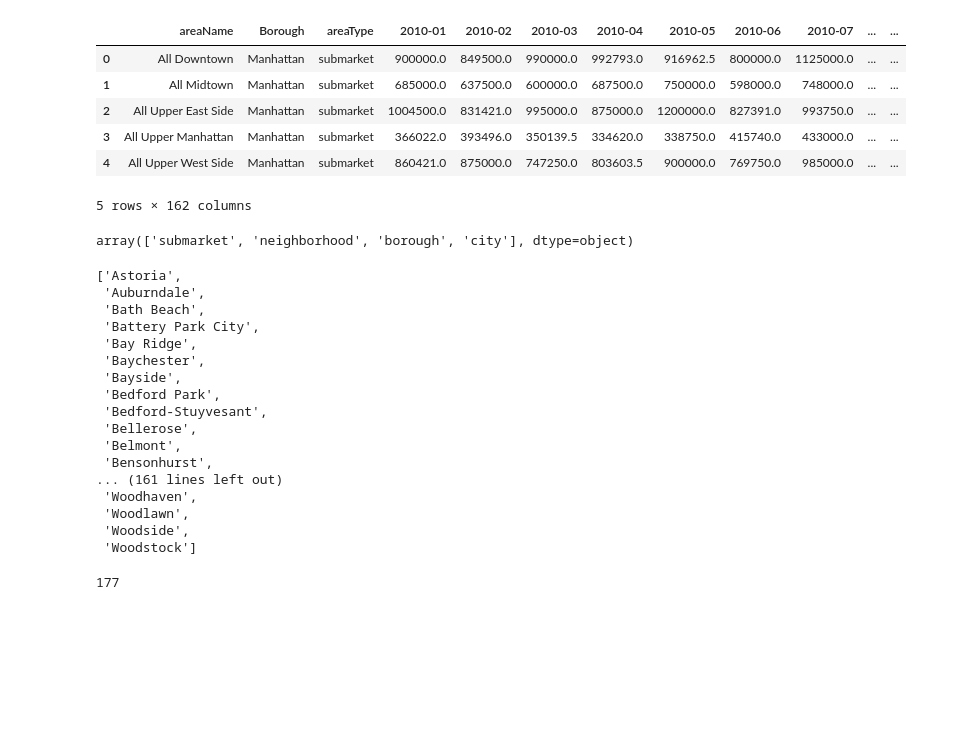
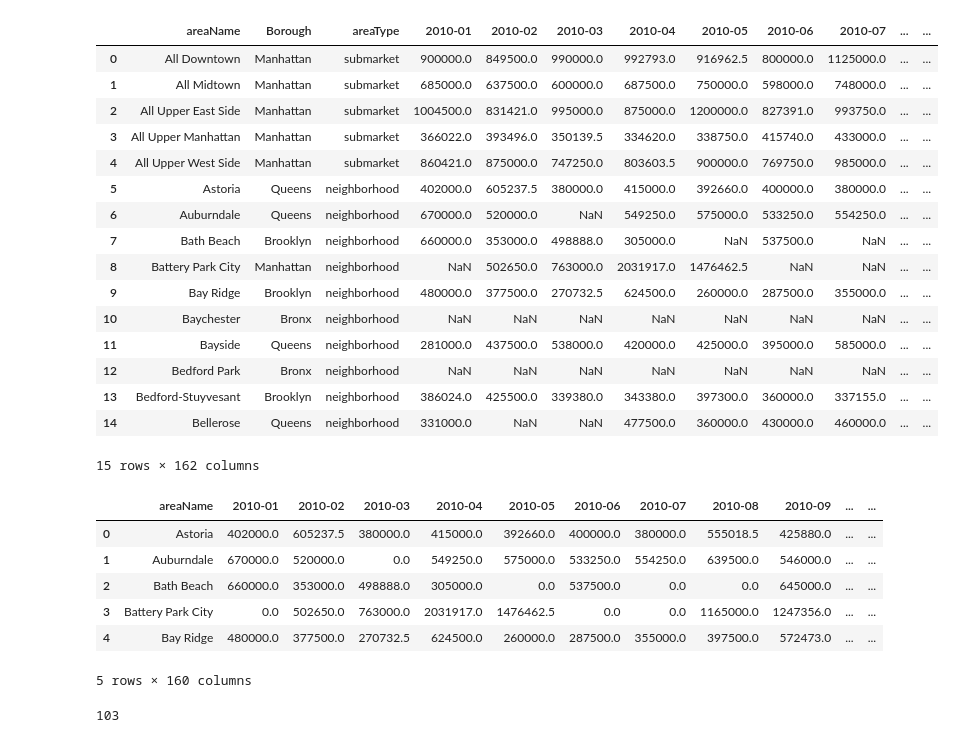
Before and after one commit to emj1020/applied_data_science_final_project, a Jupyter notebook: Scripts/02_NTA_StreetEasy_Neighborhoods.ipynb, the cells around one changed output. Cells and saved outputs as stored; diff of their text form; code cells hidden in the pictures; blank space fills up the shorter version.

```diff
--- a/Scripts/02_NTA_StreetEasy_Neighborhoods.ipynb
+++ b/Scripts/02_NTA_StreetEasy_Neighborhoods.ipynb
@@ -47,18 +47,24 @@ nta_nyc.head()
 | 3 | 3 | Brooklyn | 047 | BK40 | Windsor Terrace | 19033.6720656 | 14041667.99 | MULTIPOLYGON (((-73.98017 40.6611... |
 | 4 | 3 | Brooklyn | 047 | BK50 | Canarsie | 43703.6096661 | 82089678.6389 | MULTIPOLYGON (((-73.88834 40.6467... |
 # %%
-#import streeteast data
+#import streeteast median sales data
 streeteasy = pd.read_csv('../Data/medianSalesPrice_All.csv')
-streeteasy.head()
+streeteasy.head(15)
 # %% [output]
 |  | areaName | Borough | areaType | 2010-01 | 2010-02 | 2010-03 | 2010-04 | 2010-05 | 2010-06 | 2010-07 | ... | ... |
 | 0 | All Downtown | Manhattan | submarket | 900000.0 | 849500.0 | 990000.0 | 992793.0 | 916962.5 | 800000.0 | 1125000.0 | ... | ... |
 | 1 | All Midtown | Manhattan | submarket | 685000.0 | 637500.0 | 600000.0 | 687500.0 | 750000.0 | 598000.0 | 748000.0 | ... | ... |
 | 2 | All Upper East Side | Manhattan | submarket | 1004500.0 | 831421.0 | 995000.0 | 875000.0 | 1200000.0 | 827391.0 | 993750.0 | ... | ... |
 | 3 | All Upper Manhattan | Manhattan | submarket | 366022.0 | 393496.0 | 350139.5 | 334620.0 | 338750.0 | 415740.0 | 433000.0 | ... | ... |
 | 4 | All Upper West Side | Manhattan | submarket | 860421.0 | 875000.0 | 747250.0 | 803603.5 | 900000.0 | 769750.0 | 985000.0 | ... | ... |
+| 5 | Astoria | Queens | neighborhood | 402000.0 | 605237.5 | 380000.0 | 415000.0 | 392660.0 | 400000.0 | 380000.0 | ... | ... |
+| 6 | Auburndale | Queens | neighborhood | 670000.0 | 520000.0 | NaN | 549250.0 | 575000.0 | 533250.0 | 554250.0 | ... | ... |
+| 7 | Bath Beach | Brooklyn | neighborhood | 660000.0 | 353000.0 | 498888.0 | 305000.0 | NaN | 537500.0 | NaN | ... | ... |
+| 8 | Battery Park City | Manhattan | neighborhood | NaN | 502650.0 | 763000.0 | 2031917.0 | 1476462.5 | NaN | NaN | ... | ... |
+| 9 | Bay Ridge | Brooklyn | neighborhood | 480000.0 | 377500.0 | 270732.5 | 624500.0 | 260000.0 | 287500.0 | 355000.0 | ... | ... |
+| 10 | Baychester | Bronx | neighborhood | NaN | NaN | NaN | NaN | NaN | NaN | NaN | ... | ... |
+| 11 | Bayside | Queens | neighborhood | 281000.0 | 437500.0 | 538000.0 | 420000.0 | 425000.0 | 395000.0 | 585000.0 | ... | ... |
+| 12 | Bedford Park | Bronx | neighborhood | NaN | NaN | NaN | NaN | NaN | NaN | NaN | ... | ... |
+| 13 | Bedford-Stuyvesant | Brooklyn | neighborhood | 386024.0 | 425500.0 | 339380.0 | 343380.0 | 397300.0 | 360000.0 | 337155.0 | ... | ... |
+| 14 | Bellerose | Queens | neighborhood | 331000.0 | NaN | NaN | 477500.0 | 360000.0 | 430000.0 | 460000.0 | ... | ... |
-5 rows × 162 columns
+15 rows × 162 columns
-# %%
-streeteasy['areaType'].unique()
-# %% [output]
-array(['submarket', 'neighborhood', 'borough', 'city'], dtype=object)
@@ -67,24 +71,16 @@ neighborhoods = streeteasy[streeteasy['areaType'] == 'neighborhood']['areaName']
-# %%
-neighborhoods
-# %% [output]
-['Astoria',
- 'Auburndale',
- 'Bath Beach',
- 'Battery Park City',
- 'Bay Ridge',
- 'Baychester',
- 'Bayside',
- 'Bedford Park',
- 'Bedford-Stuyvesant',
- 'Bellerose',
- 'Belmont',
- 'Bensonhurst',
-... (161 lines left out)
- 'Woodhaven',
- 'Woodlawn',
- 'Woodside',
- 'Woodstock']
+# %%
+neigh_salesprice = streeteasy[(streeteasy['areaType'] == 'neighborhood')&(streeteasy['Borough'] != 'Staten Island')].drop(columns = ['areaType','Borough']).set_index('areaName')
+neigh_salesprice = neigh_salesprice.dropna(axis = 0,thresh=len(neigh_salesprice.columns)/2).fillna(0).reset_index()
+neigh_salesprice.head()
+# %% [output]
+|  | areaName | 2010-01 | 2010-02 | 2010-03 | 2010-04 | 2010-05 | 2010-06 | 2010-07 | 2010-08 | 2010-09 | ... | ... |
+| 0 | Astoria | 402000.0 | 605237.5 | 380000.0 | 415000.0 | 392660.0 | 400000.0 | 380000.0 | 555018.5 | 425880.0 | ... | ... |
+| 1 | Auburndale | 670000.0 | 520000.0 | 0.0 | 549250.0 | 575000.0 | 533250.0 | 554250.0 | 639500.0 | 546000.0 | ... | ... |
+| 2 | Bath Beach | 660000.0 | 353000.0 | 498888.0 | 305000.0 | 0.0 | 537500.0 | 0.0 | 0.0 | 645000.0 | ... | ... |
+| 3 | Battery Park City | 0.0 | 502650.0 | 763000.0 | 2031917.0 | 1476462.5 | 0.0 | 0.0 | 1165000.0 | 1247356.0 | ... | ... |
+| 4 | Bay Ridge | 480000.0 | 377500.0 | 270732.5 | 624500.0 | 260000.0 | 287500.0 | 355000.0 | 397500.0 | 572473.0 | ... | ... |
+5 rows × 160 columns
 # %%
-len(neighborhoods)
+len(neigh_salesprice)
 # %% [output]
-177
+103
```
Also changed, not shown: parts of 39 cells of this notebook, 2 other files.
